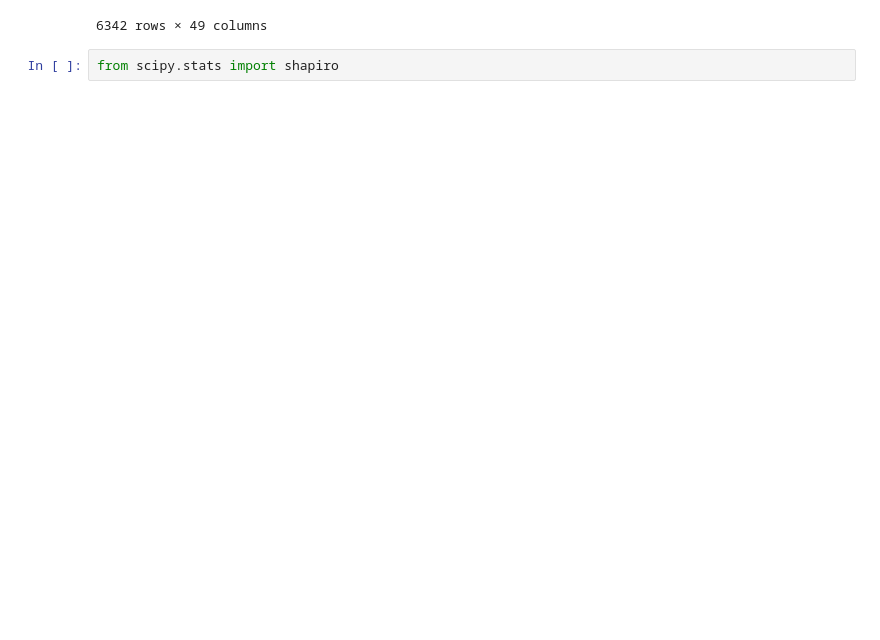
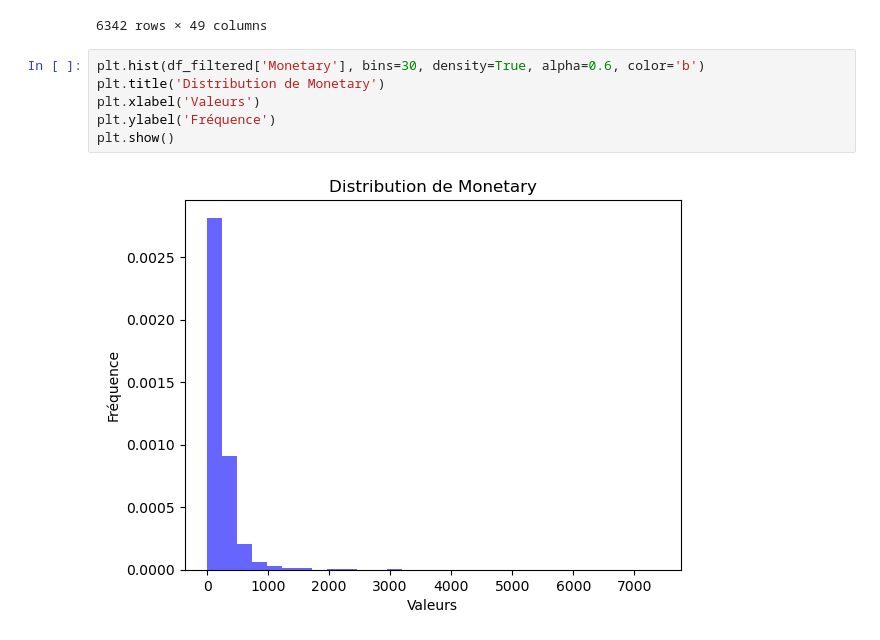
Before and after one commit to HaDock404/CustomerSegmentation, a Jupyter notebook: modelization.ipynb, the cells around one changed output. Cells and saved outputs as stored; diff of their text form; blank space fills up the shorter version.

Commit message:
test de distribution

```diff
--- a/modelization.ipynb
+++ b/modelization.ipynb
@@ -190,5 +182,11 @@ df_filtered
 | 6340 | 1b4a0e6b19d0034b531655b41ea89623 | ce5efd1b1d8a2fa290a871edd5c26cd6 | delivered | 2017-10-02 08:45:35 | 2017-10-02 08:56:53 | 2017-10-03 20:26:19 | ... |
 | 6341 | 19dba6d1e58b04e7fc820558a38ea398 | cf97e9cf454480b303de6736ddd15fd6 | delivered | 2018-05-12 13:42:24 | 2018-05-12 13:55:17 | 2018-05-16 08:14:00 | ... |
 6342 rows × 49 columns
-# %%
-from scipy.stats import shapiro
+# %%
+plt.hist(df_filtered['Monetary'], bins=30, density=True, alpha=0.6, color='b')
+plt.title('Distribution de Monetary')
+plt.xlabel('Valeurs')
+plt.ylabel('Fréquence')
+plt.show()
+# %% [output]
+[figure, added]
```
Also changed, not shown: parts of 15 cells of this notebook.
